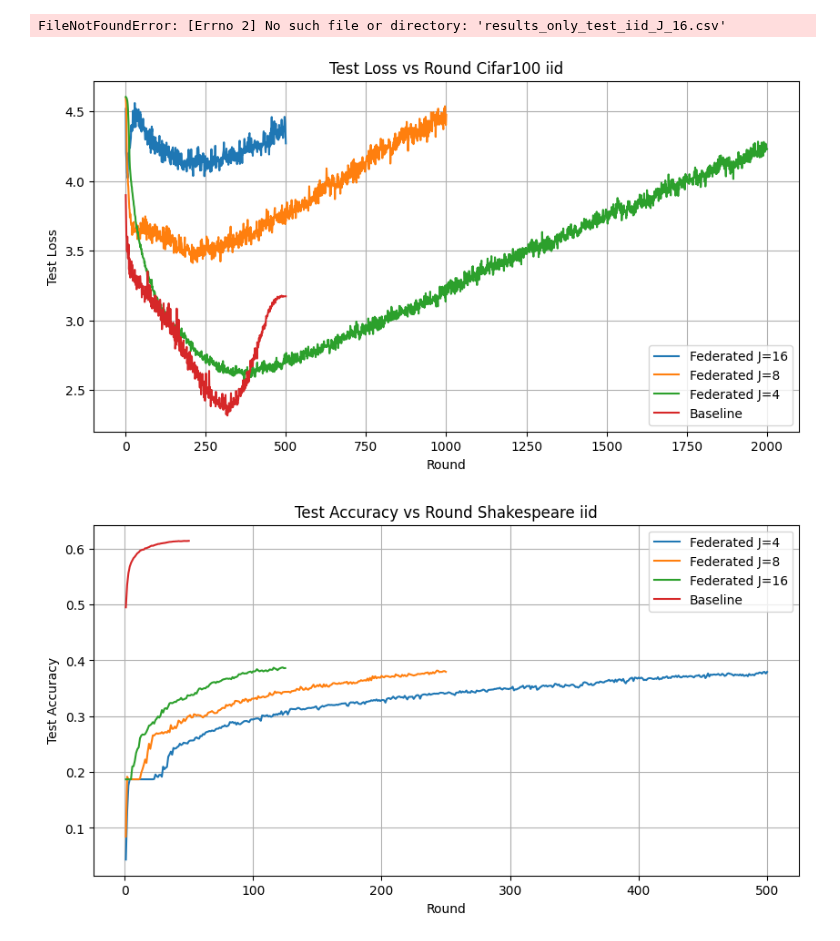
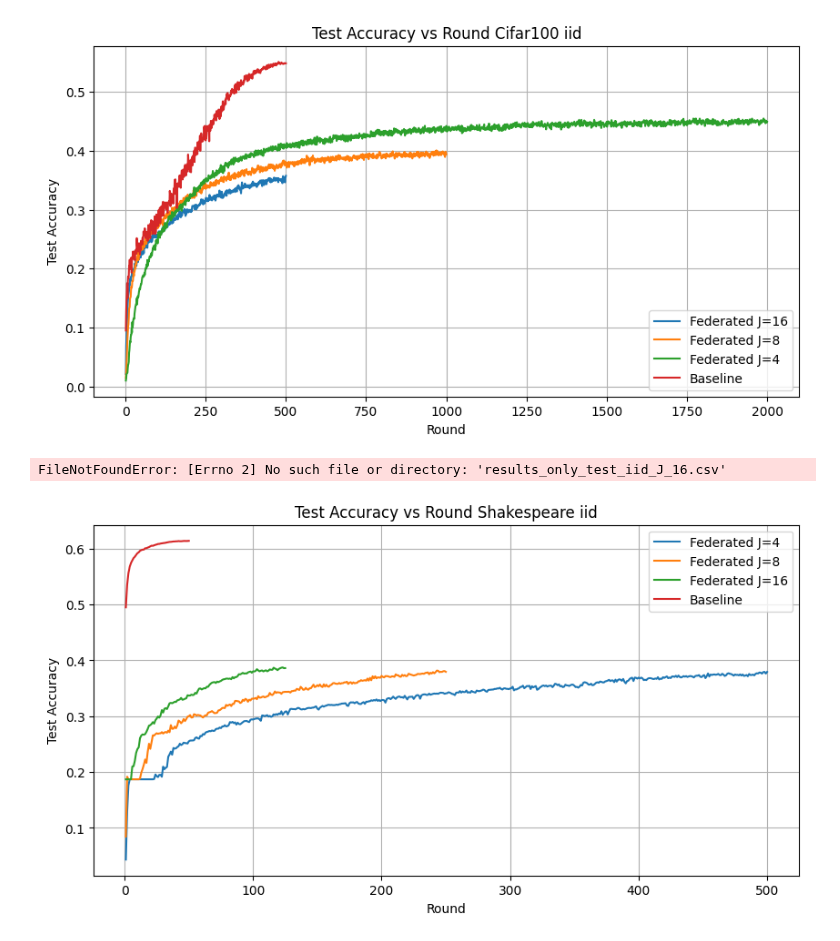
Before and after one commit to Scrivane/AML_project_5, a Jupyter notebook: graphs/make_graph.ipynb, the cells around one changed output. Drawn from its saved outputs; the diff is of its cells as text; code cells hidden in the pictures.

Commit message:
same fuix for names as before

```diff
--- a/graphs/make_graph.ipynb
+++ b/graphs/make_graph.ipynb
@@ -2,34 +2,30 @@
 import pandas as pd
 import matplotlib.pyplot as plt
 # %%
-csv_files = ["results_only_test_iid_J_16.csv", "results_only_test_iid_J_8.csv", "results_only_test_iid_J_4.csv", "results_only_cifar_more_step_scheduler_CosineAnnealingLR.csv"]  # replace with your file names
+csv_files = ["cifar_results_only_test_iid_J_16.csv", "cifar_results_only_test_iid_J_8.csv", "cifar_results_only_test_iid_J_4.csv", "results_only_cifar_more_step_scheduler_CosineAnnealingLR.csv"]
 dfs = [pd.read_csv(f) for f in csv_files]
 
 # Plot test accuracy
 plt.figure(figsize=(10, 5))
 for df, fname in zip(dfs, csv_files):
     if 'J' in fname:
         name=f"Federated J={fname.split('J_')[1].split('.csv')[0]}"
     else:
         name='Baseline'
     plt.plot(df["round"], df["test_acc"], label=name)
 plt.title("Test Accuracy vs Round Cifar100 iid")
 plt.xlabel("Round")
 plt.ylabel("Test Accuracy")
 plt.legend()
 plt.grid(True)
 # %% [output]
-FileNotFoundError: [Errno 2] No such file or directory: 'results_only_test_iid_J_16.csv'
+[figure, added]
 # %%
 import pandas as pd
 import matplotlib.pyplot as plt
 
-csv_files = [
-    "results_only_test_iid_J_16.csv",
-    "results_only_test_iid_J_8.csv",
-    "results_only_test_iid_J_4.csv",
-    "results_only_cifar_more_step_scheduler_CosineAnnealingLR.csv"
-]
+csv_files = ["cifar_results_only_test_iid_J_16.csv", "cifar_results_only_test_iid_J_8.csv", "cifar_results_only_test_iid_J_4.csv", "results_only_cifar_more_step_scheduler_CosineAnnealingLR.csv"]
+
 dfs = [pd.read_csv(f) for f in csv_files]
 
 # Plot test loss
@@ -48,7 +44,7 @@ plt.legend()
 plt.grid(True)
 plt.show()
 # %% [output]
-[figure, removed]
+FileNotFoundError: [Errno 2] No such file or directory: 'results_only_test_iid_J_16.csv'
 # %%
 csv_files = ["shakespeare_results_only_gamma_uniform_nc_iid_J_4.csv", "shakespeare_results_only_gamma_uniform_nc_iid_J_8.csv", "shakespeare_results_only_gamma_uniform_nc_iid_J_16.csv", "results_only_checkpointed_shakespeare_CosineAnnealingLR.csv"]  # replace with your file names
 dfs = [pd.read_csv(f) for f in csv_files]
```
